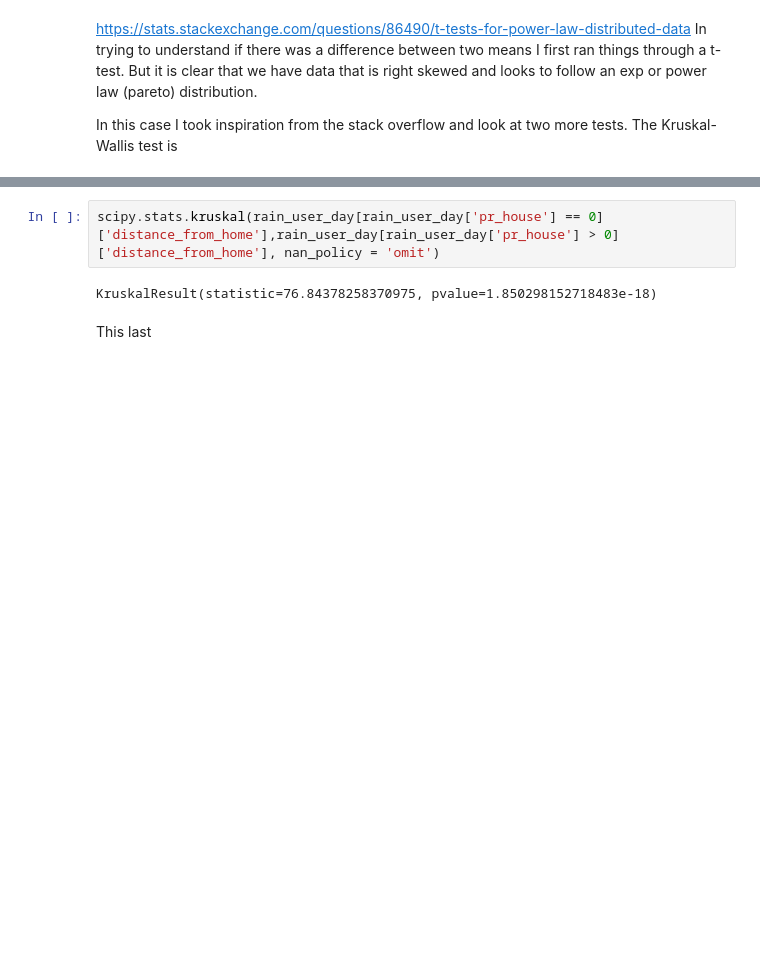
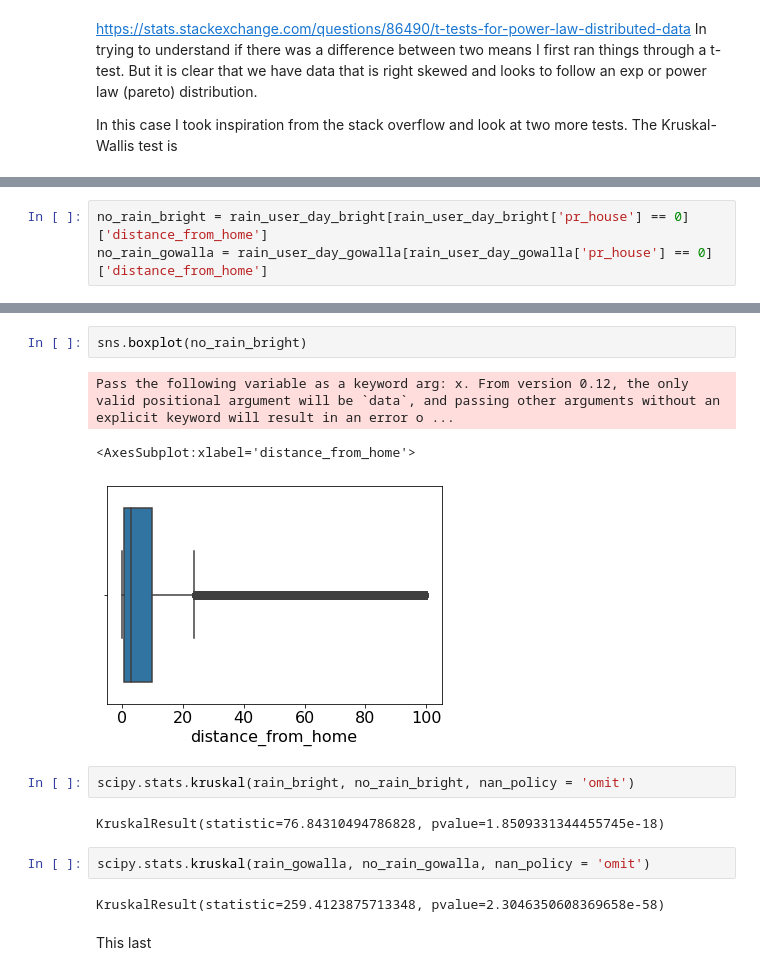
Before and after one commit to epfl-ada/ada-2020-project-milestone-p3-p3_panda_pied, a Jupyter notebook: data_analysis.ipynb, the cells around one changed output, grey strips where cells are left out. Saved outputs shown, nothing was run; the diff lists cells and outputs as text; blank space fills up the shorter version.

```diff
--- a/data_analysis.ipynb
+++ b/data_analysis.ipynb
@@ -768,0 +773,3 @@ Ttest_indResult(statistic=9.558621942971739, pvalue=1.1960901674702505e-21)
+# %%
+no_rain_bright = rain_user_day_bright[rain_user_day_bright['pr_house'] == 0]['distance_from_home']
+no_rain_gowalla = rain_user_day_gowalla[rain_user_day_gowalla['pr_house'] == 0]['distance_from_home']
@@ -769,7 +802,17 @@ Ttest_indResult(statistic=9.558621942971739, pvalue=1.1960901674702505e-21)
+# %%
+sns.boxplot(no_rain_bright)
+# %% [output]
+Pass the following variable as a keyword arg: x. From version 0.12, the only valid positional argument will be `data`, and passing other arguments without an explicit keyword will result in an error o ...
+<AxesSubplot:xlabel='distance_from_home'>
+[figure, added]
 # %%
-scipy.stats.kruskal(rain_user_day[rain_user_day['pr_house'] == 0]['distance_from_home'],rain_user_day[rain_user_day['pr_house'] > 0]['distance_from_home'], nan_policy = 'omit')
+scipy.stats.kruskal(rain_bright, no_rain_bright, nan_policy = 'omit')
 # %% [output]
-KruskalResult(statistic=76.84378258370975, pvalue=1.850298152718483e-18)
+KruskalResult(statistic=76.84310494786828, pvalue=1.8509331344455745e-18)
+# %%
+scipy.stats.kruskal(rain_gowalla, no_rain_gowalla, nan_policy = 'omit')
+# %% [output]
+KruskalResult(statistic=259.4123875713348, pvalue=2.3046350608369658e-58)
 # %% [markdown]
 This last
 # %%
```
Also changed, not shown: parts of 44 cells of this notebook.
